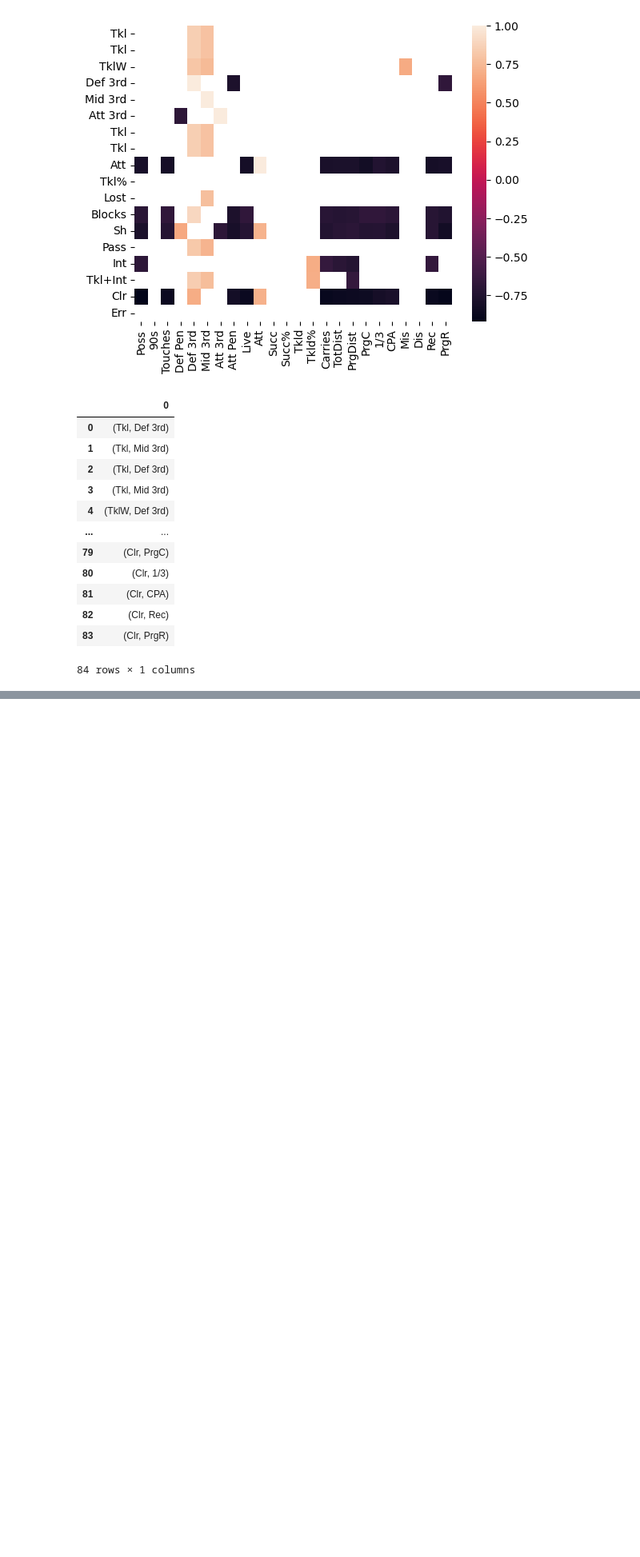
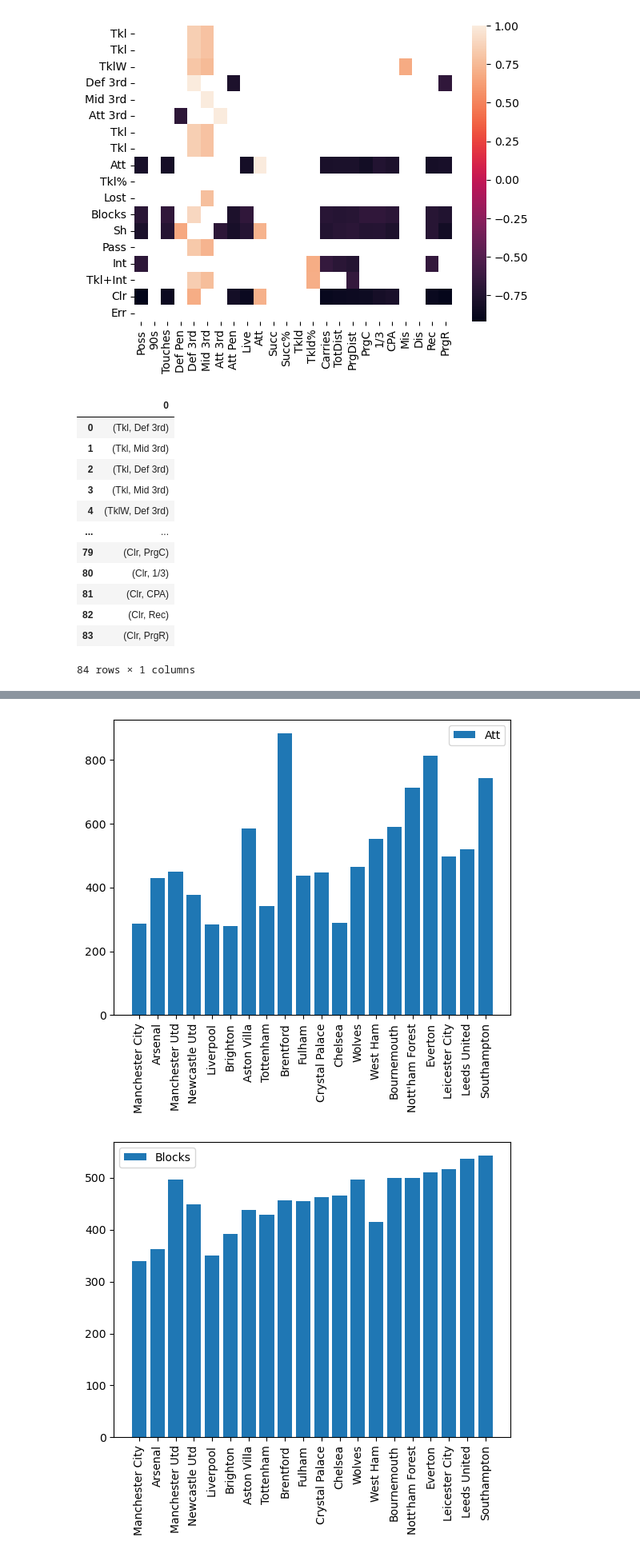
Before and after one commit to Yashuchirag/team_pressing_project, a Jupyter notebook: src/Visualization_Viveka.ipynb, the cells around one changed output, grey strips where cells are left out. Shown at 80% size. Cells and saved outputs as stored; diff of their text form; code cells hidden in the pictures; blank space fills up the shorter version.

Commit message:
Possession vs Pressing plots and added rank of teams to sort

```diff
--- a/src/Visualization_Viveka.ipynb
+++ b/src/Visualization_Viveka.ipynb
@@ -9,7 +9,7 @@ C:\Users\vivek\anaconda3\lib\site-packages\numpy\.libs\libopenblas.FB5AE2TYXYH2I
 C:\Users\vivek\anaconda3\lib\site-packages\numpy\.libs\libopenblas.XWYDX2IKJW2NMTWSFYNGFUWKQU3LYTCZ.gfortran-win_amd64.dll
   warnings.warn("loaded more than 1 DLL from .libs:"
 # %%
-data = pd.read_csv("../pl_stats.csv")
+data = pd.read_csv("../pl_stats.csv").sort_values(by='Rk', axis=0)
 # %%
 squad_names=data['Squad']
 # %%
@@ -82,2 +84,10 @@ correlated_features_df
+# %%
+def plot_data(df, y_cols):
+    for i in y_cols:
+        plt.figure()
+        plt.xticks(rotation=90)
+        plt.bar(df.index,df[i],label=i)
+        plt.legend()
+        plt.plot()
 # %%
 poss_press_stats=data_pressing_possession_corr.loc[['Def 3rd','Mid 3rd','Att 3rd','Tkl','Att','Tkl%','Lost','Blocks','Sh','Pass','Int','Tkl+Int','Clr','Err'],'Poss'].dropna().index
@@ -127,0 +94,5 @@ for i in poss_press_stats:
+# %%
+plot_data(data_pressing_possession, poss_press_stats)
+# %% [output]
+[figure, added]
+[figure, added]
```
Also changed, not shown: parts of 12 cells of this notebook, 1 other file.
